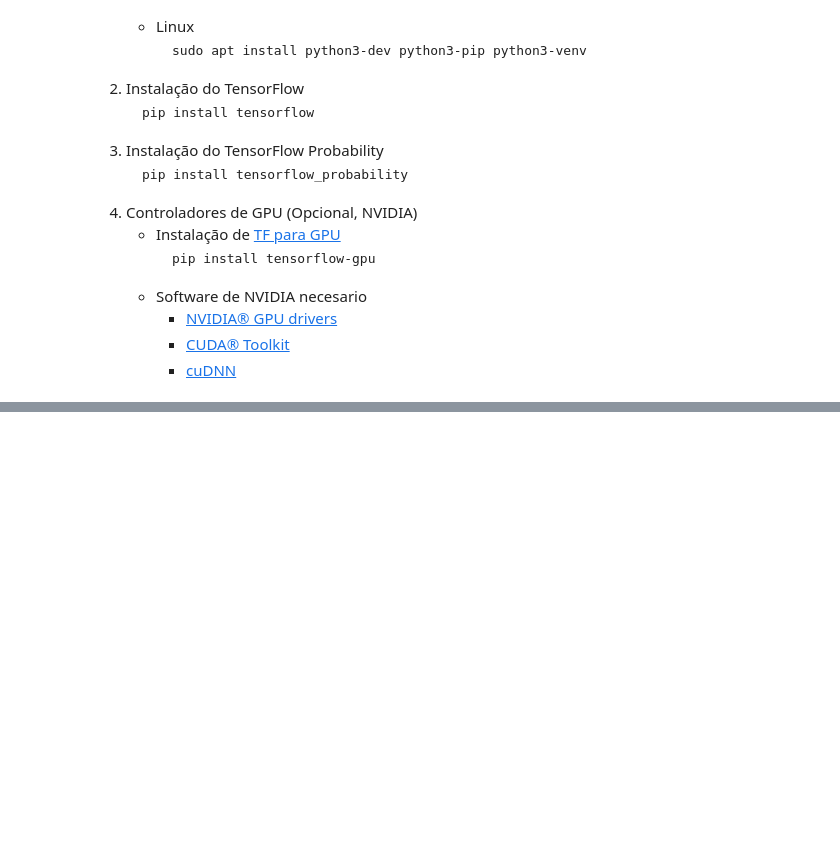
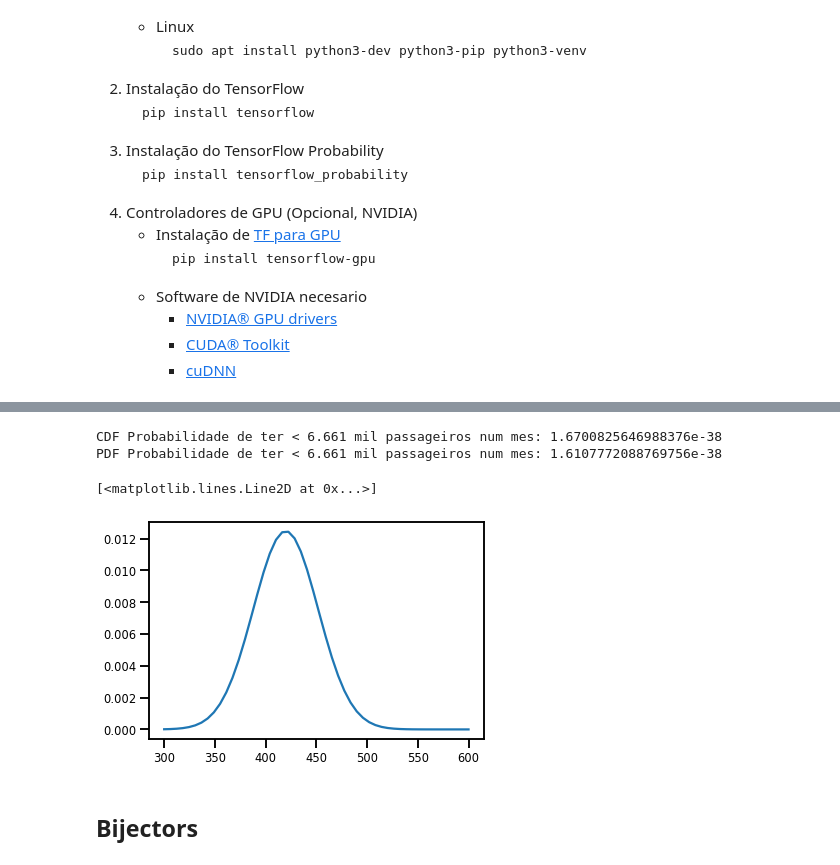
Before and after one commit to RodrigoCoelho7/probabilistic_programming, a Jupyter notebook: TensorFlow_Probability/TensorFlow_Probability.ipynb, the cells around one changed output, grey strips where cells are left out. Cells and saved outputs as stored; diff of their text form; code cells hidden in the pictures; blank space fills up the shorter version.

```diff
--- a/TensorFlow_Probability/TensorFlow_Probability.ipynb
+++ b/TensorFlow_Probability/TensorFlow_Probability.ipynb
@@ -52,0 +222,17 @@ As ferramentas usadas por TFP:
+# %%
+print(f'CDF Probabilidade de ter < 6.661 mil passageiros num mes: {UIO_Normal.cdf(6661/10**3)}')
+values = np.linspace(0,6661/10**3)
+probs = UIO_Normal.prob(values)*(values[1]-values[0])
+print(f'PDF Probabilidade de ter < 6.661 mil passageiros num mes: {np.sum(probs)}')
+# %% [output]
+CDF Probabilidade de ter < 6.661 mil passageiros num mes: 1.6700825646988376e-38
+PDF Probabilidade de ter < 6.661 mil passageiros num mes: 1.6107772088769756e-38
+# %%
+x = np.linspace(300,600)
+prob = UIO_Normal.prob(x)
+plt.plot(x,prob)
+# %% [output]
+[<matplotlib.lines.Line2D at 0x...>]
+[figure, added]
+# %% [markdown]
+## Bijectors
```
Also changed, not shown: parts of 54 cells of this notebook, 1 other file.
